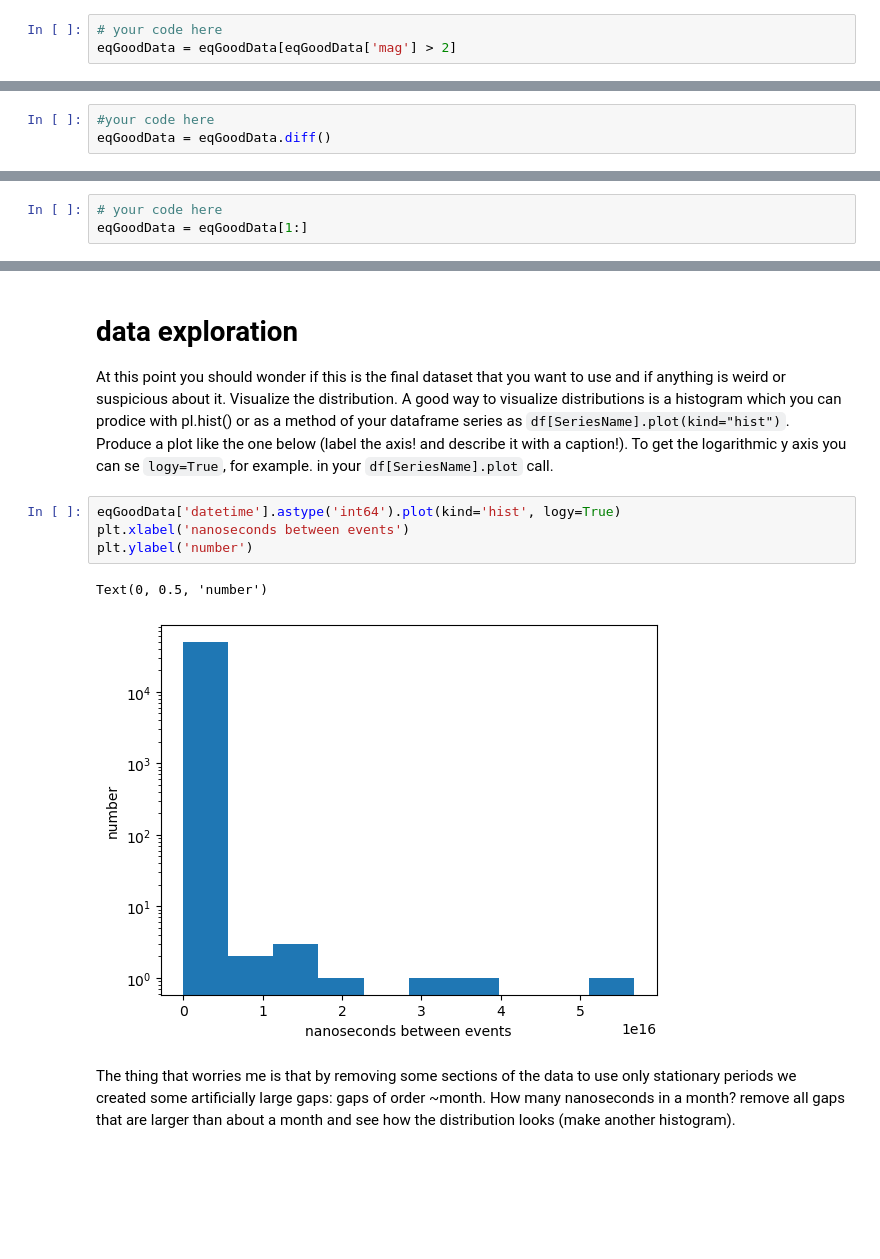
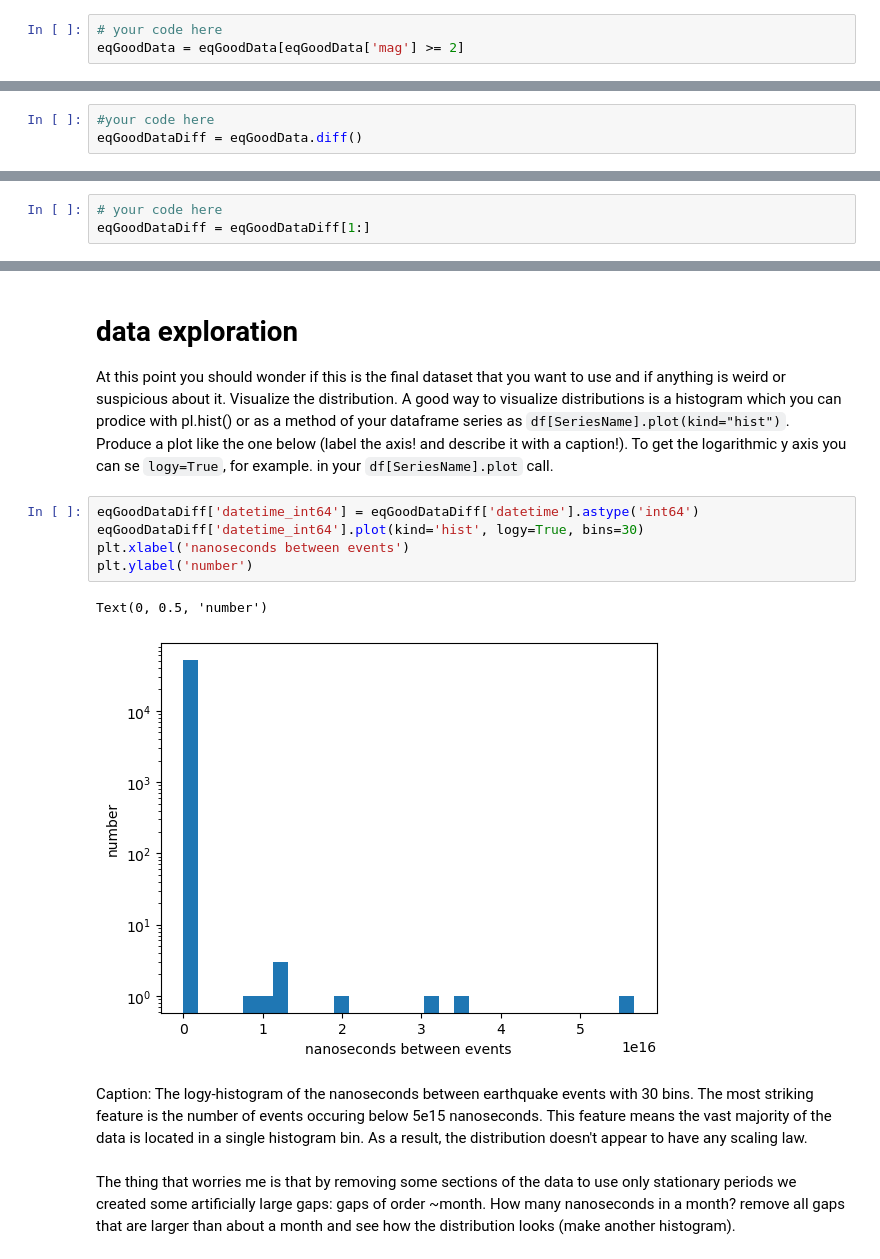
Before and after one commit to wtaranto/DSPS_wtaranto, a Jupyter notebook: HW3/KS_earthquakes_instructions.ipynb, the cells around one changed output, grey strips where cells are left out. Drawn from its saved outputs; the diff is of its cells as text; blank space fills up the shorter version.

````diff
--- a/HW3/KS_earthquakes_instructions.ipynb
+++ b/HW3/KS_earthquakes_instructions.ipynb
@@ -255,5 +254,5 @@ Now what you really want is the _time interval between earthquakes_ for all even
 You can remove earthquakes smaller than magnitude 2 by, again, broadcasting. How would that look like?
 # %%
 # your code here
-eqGoodData = eqGoodData[eqGoodData['mag'] > 2]
+eqGoodData = eqGoodData[eqGoodData['mag'] >= 2]
 # %%
@@ -263,5 +262,2 @@ eqGoodData.shape #look like for my data it was not needed! that is because I cho
 # %% [markdown]
 You can get the time between consecutive earthquakes with the method ```diff()``` of numpy arrays (as done in class).
-# %%
-#your code here
-eqGoodData = eqGoodData.diff()
@@ -280,0 +273,3 @@ eqGoodData.head()
+# %%
+#your code here
+eqGoodDataDiff = eqGoodData.diff()
@@ -294,5 +302,5 @@ eqGoodData.describe()
 Note that the first entry will be NaT which is Not a Time (corresponding to nan for numerical variables) or maybe a negative number (depends on your exact operations above). You should remove it
 # %%
 # your code here
-eqGoodData = eqGoodData[1:]
+eqGoodDataDiff = eqGoodDataDiff[1:]
 # %%
@@ -308,12 +316,15 @@ eqGoodData.head()
 # data exploration
 At this point you should wonder if this is the final dataset that you want to use and if anything is weird or suspicious about it. Visualize the distribution. A good way to visualize distributions is a histogram which you can prodice with pl.hist() or as a method of your dataframe series as ```df[SeriesName].plot(kind="hist")```. Produce a plot like the one below (label the axis! and describe it with a caption!). To get the logarithmic y axis you can se ```logy=True```, for example. in your ```df[SeriesName].plot``` call.
 # %%
-eqGoodData['datetime'].astype('int64').plot(kind='hist', logy=True)
+eqGoodDataDiff['datetime_int64'] = eqGoodDataDiff['datetime'].astype('int64')
+eqGoodDataDiff['datetime_int64'].plot(kind='hist', logy=True, bins=30)
 plt.xlabel('nanoseconds between events')
 plt.ylabel('number')
 # %% [output]
 Text(0, 0.5, 'number')
-[figure, old version]
+[figure, new version]
+# %% [markdown]
+Caption: The logy-histogram of the nanoseconds between earthquake events with 30 bins. The most striking feature is the number of events occuring below 5e15 nanoseconds. This feature means the vast majority of the data is located in a single histogram bin. As a result, the distribution doesn't appear to have any scaling law.
 # %% [markdown]
 The thing that worries me is that by removing some sections of the data to use only stationary periods we created some artificially large gaps: gaps of order ~month. How many nanoseconds in a month? remove all gaps that are larger than about a month and see how the distribution looks (make another histogram).
 # %%
````
Also changed, not shown: parts of 15 cells of this notebook, 1 other file.
